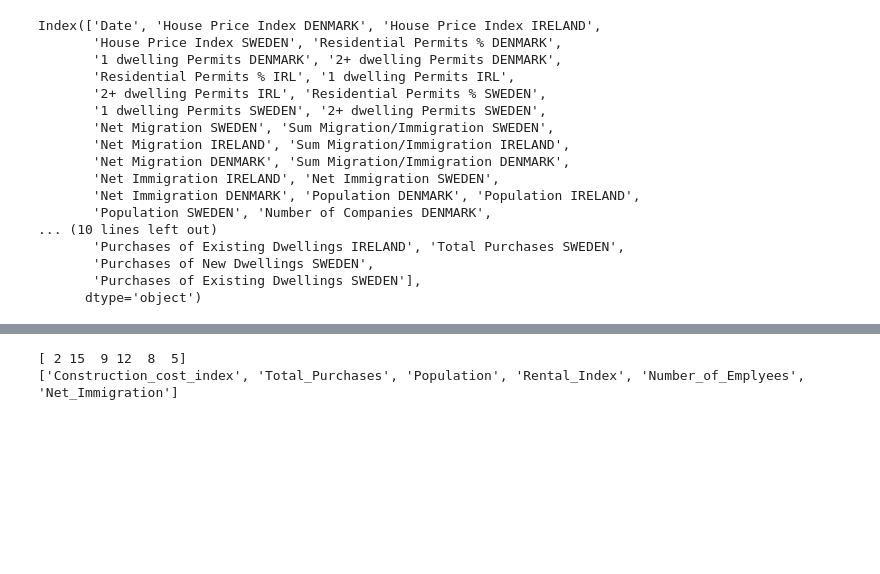
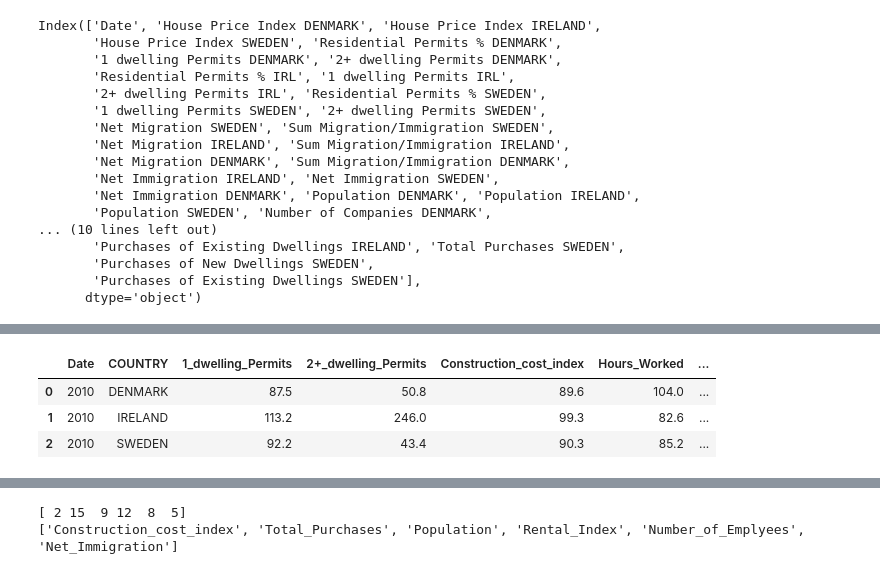
Before and after one commit to sbs23003/CA-Contstruction-Industry, a Jupyter notebook: datasets.ipynb, the cells around one changed output, grey strips where cells are left out. Saved outputs shown, nothing was run; the diff lists cells and outputs as text; code cells hidden in the pictures; blank space fills up the shorter version.

```diff
--- a/datasets.ipynb
+++ b/datasets.ipynb
@@ -411,0 +408,8 @@ df_loc
+# %%
+null_values = df_loc[df_loc['Net_Immigration'].isnull()]
+null_values
+# %% [output]
+|  | Date | COUNTRY | 1_dwelling_Permits | 2+_dwelling_Permits | Construction_cost_index | Hours_Worked | ... |
+| 0 | 2010 | DENMARK | 87.5 | 50.8 | 89.6 | 104.0 | ... |
+| 1 | 2010 | IRELAND | 113.2 | 246.0 | 99.3 | 82.6 | ... |
+| 2 | 2010 | SWEDEN | 92.2 | 43.4 | 90.3 | 85.2 | ... |
```
Also changed, not shown: parts of 19 cells of this notebook.
